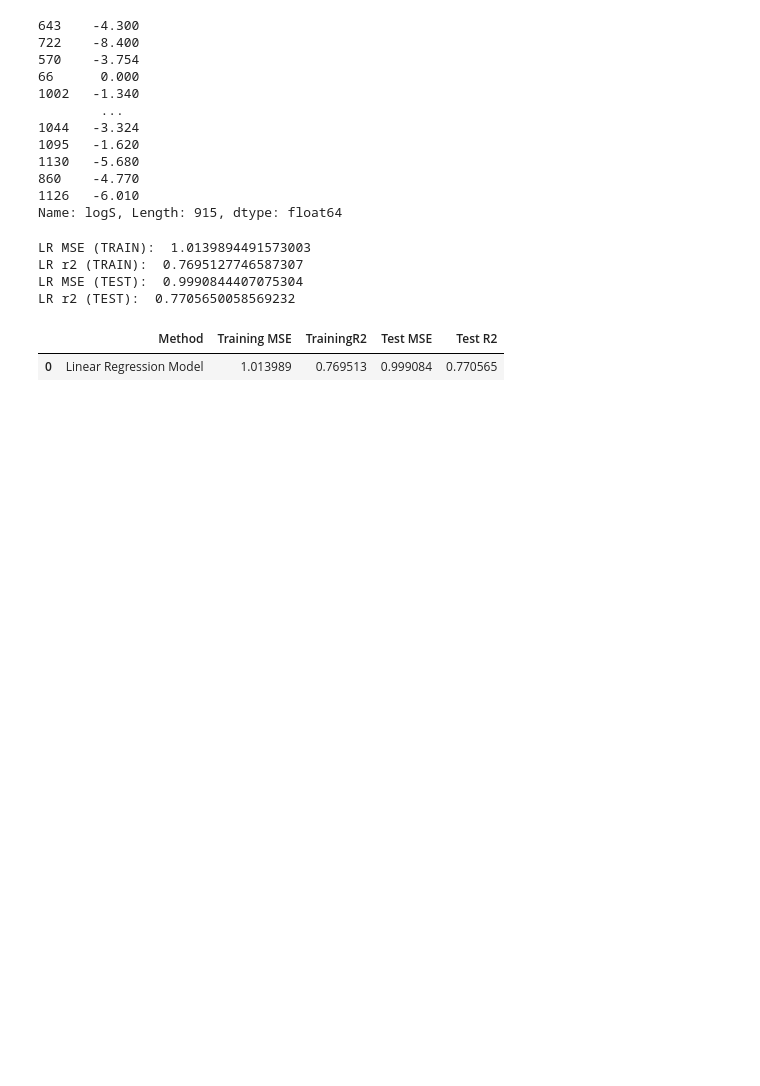
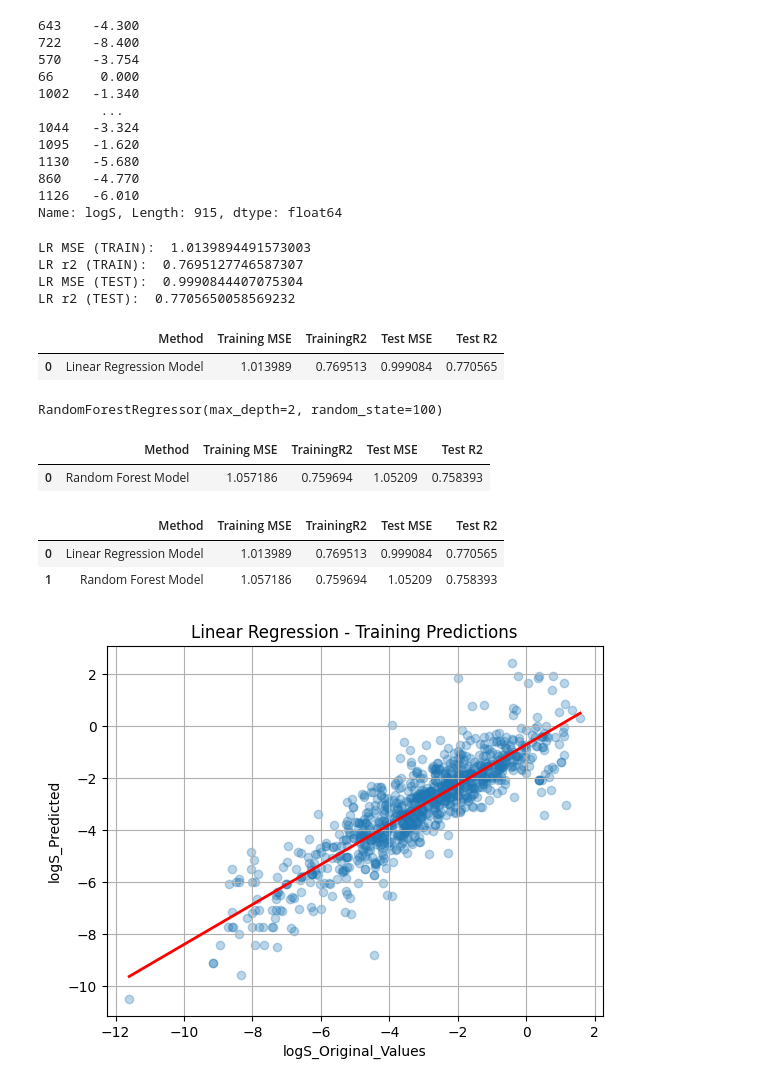
Before and after one commit to illuzzzio/log_Solubility_logS_Prediction, a Jupyter notebook: machine.ipynb, the cells around one changed output. Cells and saved outputs as stored; diff of their text form; code cells hidden in the pictures; blank space fills up the shorter version.

Commit message:
Both models compared and done

```diff
--- a/machine.ipynb
+++ b/machine.ipynb
@@ -213,3 +213,14 @@ LR MSE (TEST):  0.9990844407075304
 LR r2 (TEST):  0.7705650058569232
 |  | Method | Training MSE | TrainingR2 | Test MSE | Test R2 |
 | 0 | Linear Regression Model | 1.013989 | 0.769513 | 0.999084 | 0.770565 |
+# %%
+##Training model using Random Forest Algo#
+
+from sklearn.ensemble import RandomForestRegressor
+
+RF = RandomForestRegressor(max_depth=2, random_state=100)
+
+RF.fit(X_train,y_train)
+RF
+# %% [output]
+RandomForestRegressor(max_depth=2, random_state=100)
@@ -215,0 +232,55 @@ LR r2 (TEST):  0.7705650058569232
+# %%
+#MODEL EVALUATION using RANDOM-FOREST#
+from sklearn.metrics import mean_squared_error, r2_score
+import pandas as pd
+
+# Training metrics
+RF_train_mse = mean_squared_error(y_train, y_RF_train_predict)
+RF_train_r2 = r2_score(y_train, y_RF_train_predict)
+
+# Testing metrics
+RF_test_mse = mean_squared_error(y_test, y_RF_test_predict)
+RF_test_r2 = r2_score(y_test, y_RF_test_predict)
+
+# Collect results in DataFrame
+RF_results = pd.DataFrame(["Random Forest Model", RF_train_mse, RF_train_r2, RF_test_mse, RF_test_r2]).transpose()
+RF_results.columns= ["Method","Training MSE","TrainingR2","Test MSE","Test R2"] # This we are doing to maek data more tidy
+RF_results
+# %% [output]
+|  | Method | Training MSE | TrainingR2 | Test MSE | Test R2 |
+| 0 | Random Forest Model | 1.057186 | 0.759694 | 1.05209 | 0.758393 |
+# %%
+#FINAL MODEL COMPARISION WITH COMBINING THE TABLES
+FINAL_RESULT = pd.concat([LR_results,RF_results], axis=0)
+
+FINAL_RESULT
+FINAL_RESULT.reset_index(drop=True) # to get 0 and 1 index
+# %% [output]
+|  | Method | Training MSE | TrainingR2 | Test MSE | Test R2 |
+| 0 | Linear Regression Model | 1.013989 | 0.769513 | 0.999084 | 0.770565 |
+| 1 | Random Forest Model | 1.057186 | 0.759694 | 1.05209 | 0.758393 |
+# %%
+#RESULT DATA VISUALIZATION for linear regression model#
+import matplotlib.pyplot as plt
+import numpy as np
+
+# Scatter plot of actual vs predicted
+plt.scatter(x=y_train, y=y_LR_train_predict, alpha=0.3)
+
+# Fit and plot a regression line
+z = np.polyfit(y_train, y_LR_train_predict, 1)
+p = np.poly1d(z)
+
+# Sort y_train to make line plot smooth
+y_train_sorted = np.sort(y_train)
+plt.plot(y_train_sorted, p(y_train_sorted), color='red', linewidth=2)
+
+# Labels
+plt.xlabel("logS_Original_Values")
+plt.ylabel("logS_Predicted")
+plt.title("Linear Regression - Training Predictions")
+
+plt.grid(True)
+plt.show()
+# %% [output]
+[figure, added]
```
Also changed, not shown: parts of 2 cells of this notebook, 4 other files.
